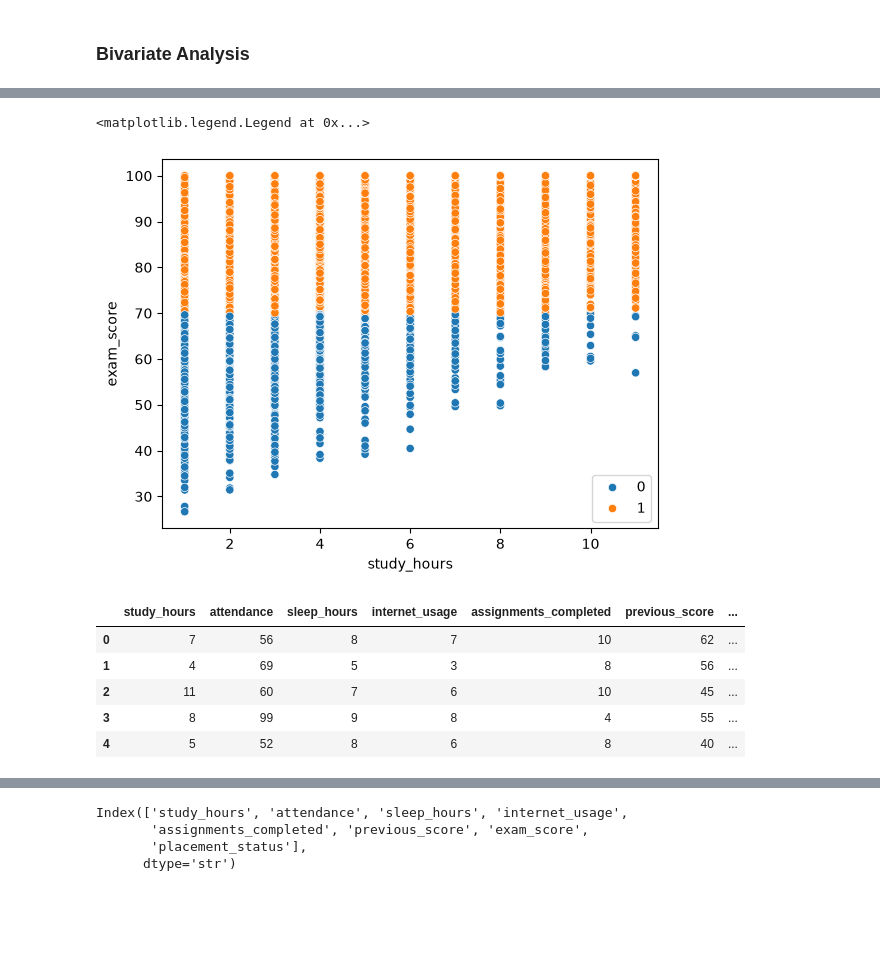
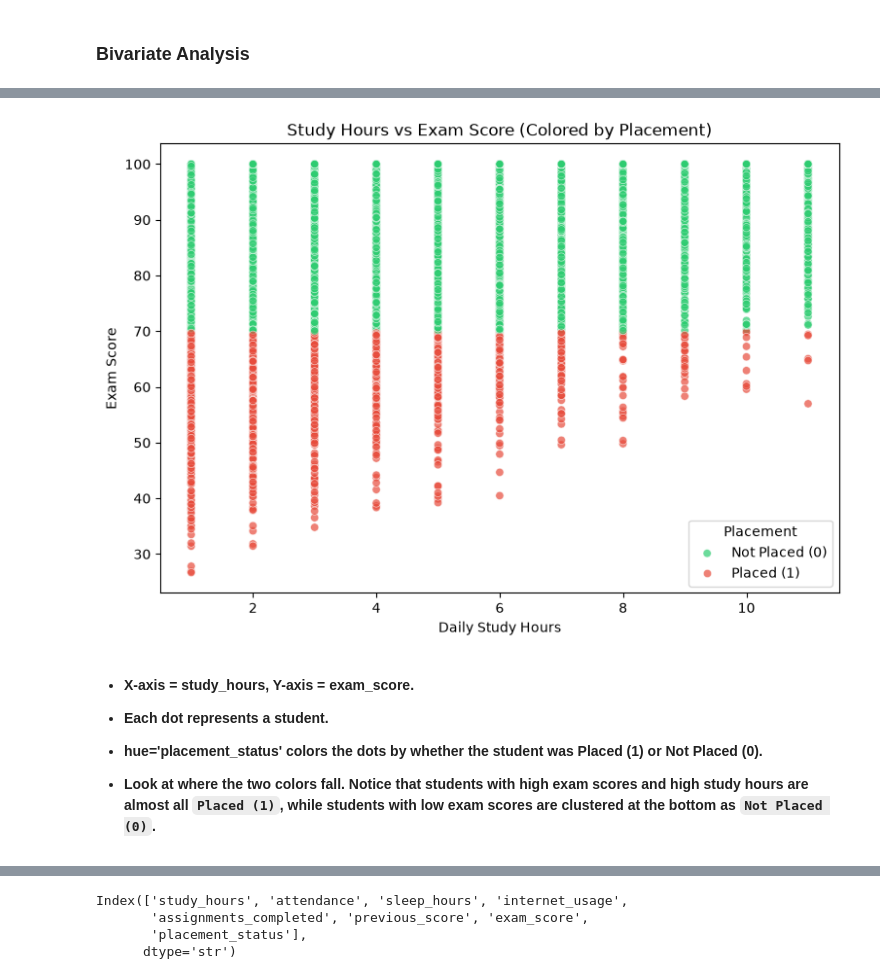
Before and after one commit to Melchizedek-Madaki/Placement-Prediction, a Jupyter notebook: student_performance.ipynb, the cells around one changed output, grey strips where cells are left out. Saved outputs shown, nothing was run; the diff lists cells and outputs as text; code cells hidden in the pictures; blank space fills up the shorter version.

```diff
--- a/student_performance.ipynb
+++ b/student_performance.ipynb
@@ -133,18 +226,27 @@ sns.histplot(df[['exam_score']], bins=30, kde=True)
 # %%
-sns.scatterplot(x='study_hours', y='exam_score', data=df, hue='placement_status')
-
-plt.legend()
+plt.figure(figsize=(9, 6))
+sns.scatterplot(
+    x='study_hours',
+    y='exam_score',
+    hue='placement_status',
+    data=df,
+    palette=['#e74c3c', '#2ecc71'], # Red for 0 (Not Placed), Green for 1 (Placed)
+    alpha=0.7
+)
+plt.title('Study Hours vs Exam Score (Colored by Placement)')
+plt.xlabel('Daily Study Hours')
+plt.ylabel('Exam Score')
+plt.legend(title='Placement', labels=['Not Placed (0)', 'Placed (1)'])
+plt.show()
 # %% [output]
-<matplotlib.legend.Legend at 0x...>
-[figure, old version]
+[figure, new version]
-# %%
-df.head()
-# %% [output]
-|  | study_hours | attendance | sleep_hours | internet_usage | assignments_completed | previous_score | ... |
-| 0 | 7 | 56 | 8 | 7 | 10 | 62 | ... |
-| 1 | 4 | 69 | 5 | 3 | 8 | 56 | ... |
-| 2 | 11 | 60 | 7 | 6 | 10 | 45 | ... |
-| 3 | 8 | 99 | 9 | 8 | 4 | 55 | ... |
-| 4 | 5 | 52 | 8 | 6 | 8 | 40 | ... |
+# %% [markdown]
+- **X-axis = study_hours, Y-axis = exam_score.**
+
+- **Each dot represents a student.**
+
+- **hue='placement_status' colors the dots by whether the student was Placed (1) or Not Placed (0).**
+
+- **Look at where the two colors fall. Notice that students with high exam scores and high study hours are almost all `Placed (1)`, while students with low exam scores are clustered at the bottom as `Not Placed (0)`.**
 # %%
 sns.displot(x='exam_score', y='previous_score', data=df)
```
Also changed, not shown: parts of 32 cells of this notebook, 12 other files.
